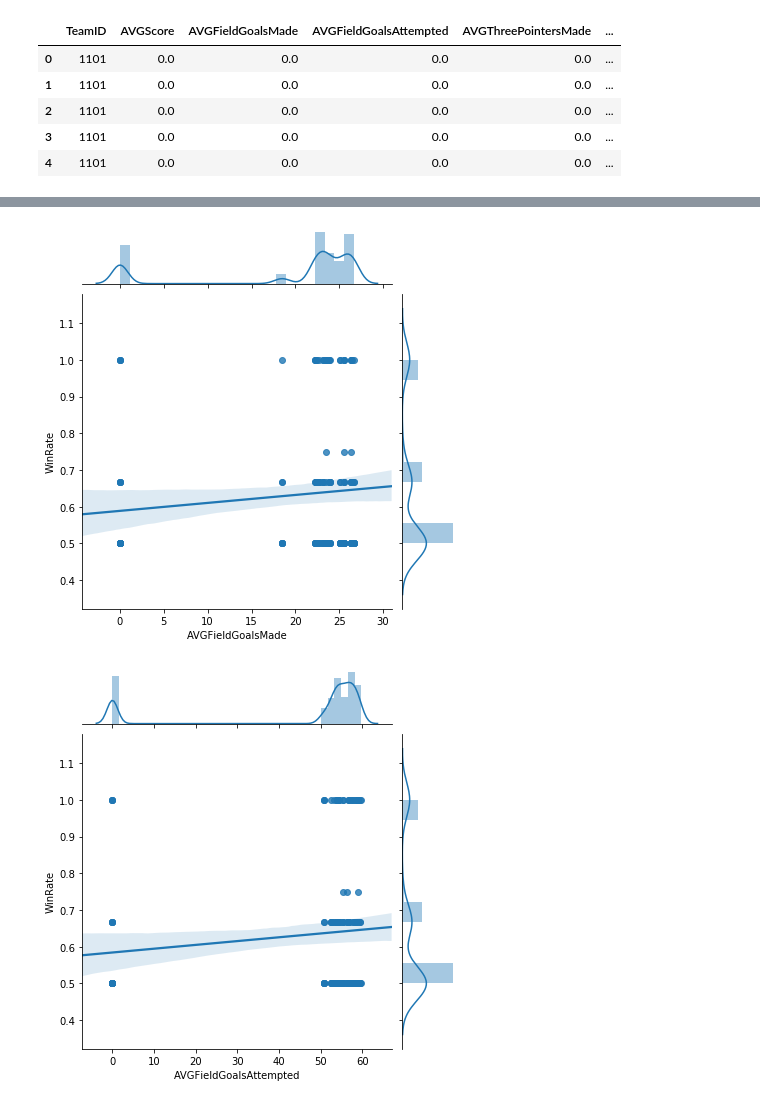
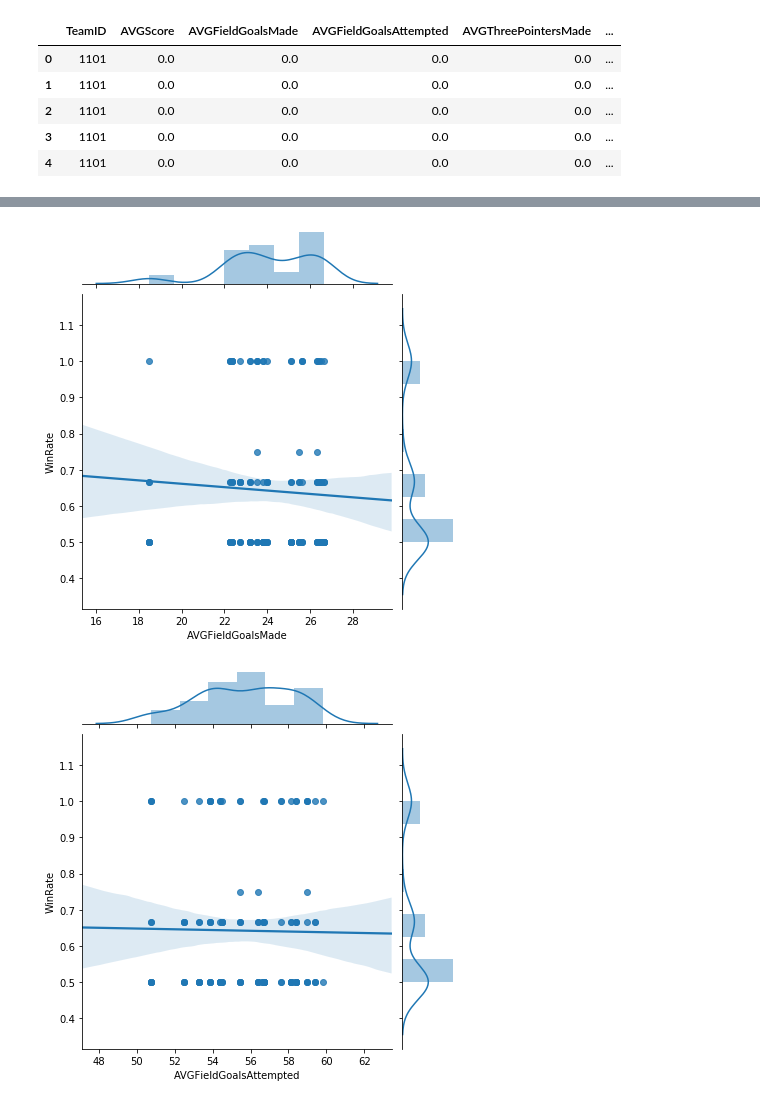
Before and after one commit to wamaithagitaka/CMPT491Group5, a Jupyter notebook: Team Summary.ipynb, the cells around one changed output, grey strips where cells are left out. Drawn from its saved outputs; the diff is of its cells as text; code cells hidden in the pictures.

```diff
--- a/Team Summary.ipynb
+++ b/Team Summary.ipynb
@@ -57,7 +57,8 @@ columns = ['TeamID',
            'AVGSteals',
            'AVGBlocks',
            'AVGPersonalFouls',
-           'WinRate'
+           'WinRate',
+           'GamesPlayed'
           ]
 
 teams_dict = {}
@@ -103,11 +104,13 @@ my_df.head()
 for i, team in enumerate(teams_dict['TeamID']):
     wins = df[df['WTeamID'] == team].shape[0]
     losses = df[df['LTeamID'] == team].shape[0]
-    if wins + losses == 0:
+    n_games = wins + losses
+    if n_games == 0:
         rate = 0
     else:
-        rate = wins / (wins + losses)
+        rate = wins / n_games
     teams_dict['WinRate'][i] = rate
+    teams_dict['GamesPlayed'] = n_games
 # %%
 my_df = pd.DataFrame.from_dict(teams_dict)
 my_df.head()
@@ -278,5 +271,5 @@ seasons_df.head()
 | 4 | 1101 | 0.0 | 0.0 | 0.0 | 0.0 | ... |
 # %%
 for column in columns[1:-1]:
-    sns.jointplot(column, "WinRate", data=seasons_df[seasons_df['WinRate'] > 0], kind="reg")
+    sns.jointplot(column, "WinRate", data=seasons_df[(seasons_df['AVGScore'] > 0) & seasons_df['WinRate'] > 0], kind="reg")
 # %% [output]
@@ -284,2 +277,2 @@ for column in columns[1:-1]:
-[figure, old version]
+[figure, new version]
-[figure, old version]
+[figure, new version]
```
Also changed, not shown: parts of 9 cells of this notebook, 1 other file.
